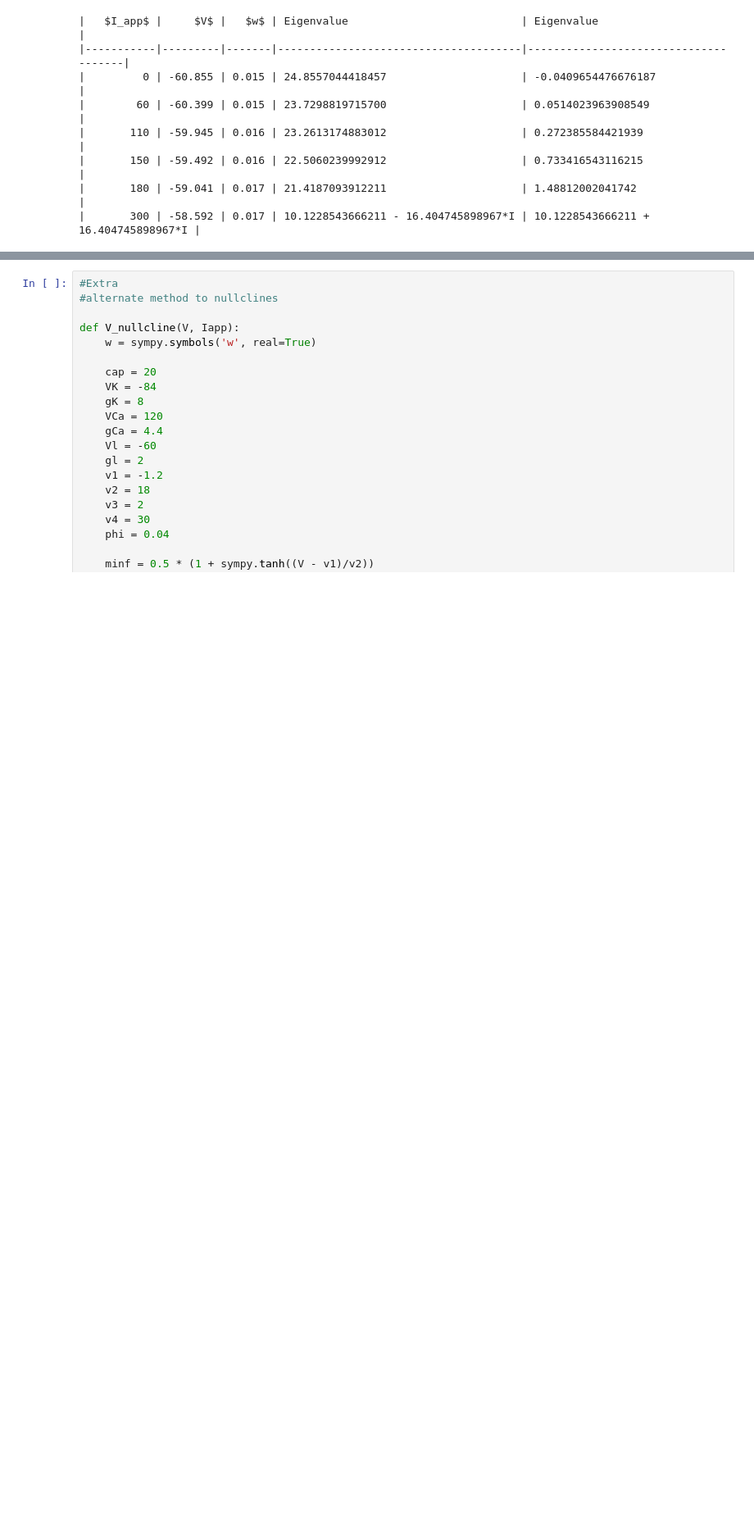
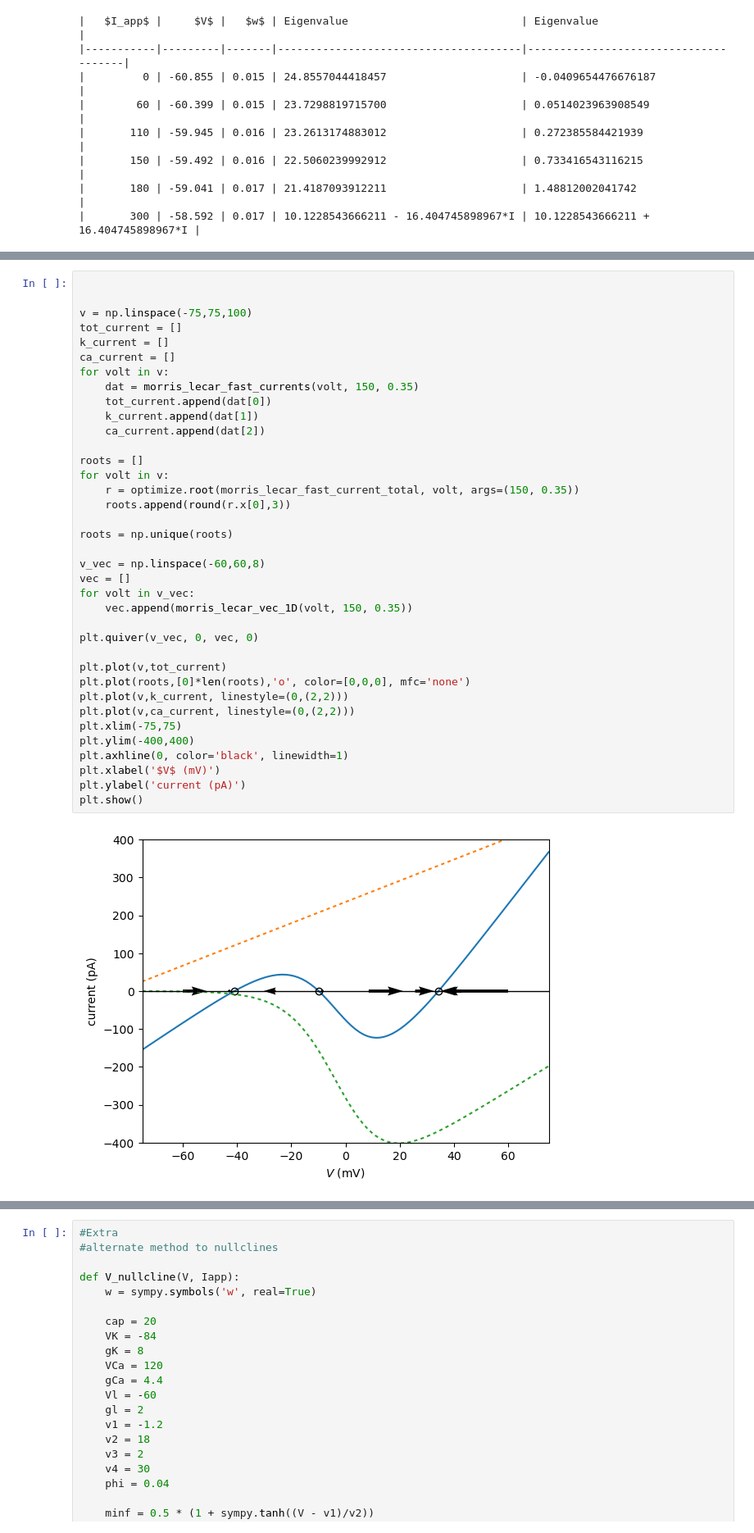
Before and after one commit to mornevwyk/Computational-Cell-Biology, a Jupyter notebook: Voltage Gated Ion Currents/2.4 Morris-Lecar Model.ipynb, the cells around one changed output, grey strips where cells are left out. Shown: that part at 82% size. Saved outputs shown, nothing was run; the diff lists cells and outputs as text; blank space fills up the shorter version.

```diff
--- a/Voltage Gated Ion Currents/2.4 Morris-Lecar Model.ipynb
+++ b/Voltage Gated Ion Currents/2.4 Morris-Lecar Model.ipynb
@@ -327,0 +421,39 @@ print(tabulate(eig, headers=["$I_app$","$V$","$w$","Eigenvalue","Eigenvalue"], t
+# %%
+
+
+v = np.linspace(-75,75,100)
+tot_current = []
+k_current = []
+ca_current = []
+for volt in v:
+    dat = morris_lecar_fast_currents(volt, 150, 0.35)
+    tot_current.append(dat[0])
+    k_current.append(dat[1])
+    ca_current.append(dat[2])
+
+roots = []
+for volt in v:
+    r = optimize.root(morris_lecar_fast_current_total, volt, args=(150, 0.35))
+    roots.append(round(r.x[0],3))
+
+roots = np.unique(roots)
+
+v_vec = np.linspace(-60,60,8)
+vec = []
+for volt in v_vec:
+    vec.append(morris_lecar_vec_1D(volt, 150, 0.35))
+
+plt.quiver(v_vec, 0, vec, 0)
+
+plt.plot(v,tot_current)
+plt.plot(roots,[0]*len(roots),'o', color=[0,0,0], mfc='none')
+plt.plot(v,k_current, linestyle=(0,(2,2)))
+plt.plot(v,ca_current, linestyle=(0,(2,2)))
+plt.xlim(-75,75)
+plt.ylim(-400,400)
+plt.axhline(0, color='black', linewidth=1)
+plt.xlabel('$V$ (mV)')
+plt.ylabel('current (pA)')
+plt.show()
+# %% [output]
+[figure, added]
```
Also changed, not shown: parts of 4 cells of this notebook.
